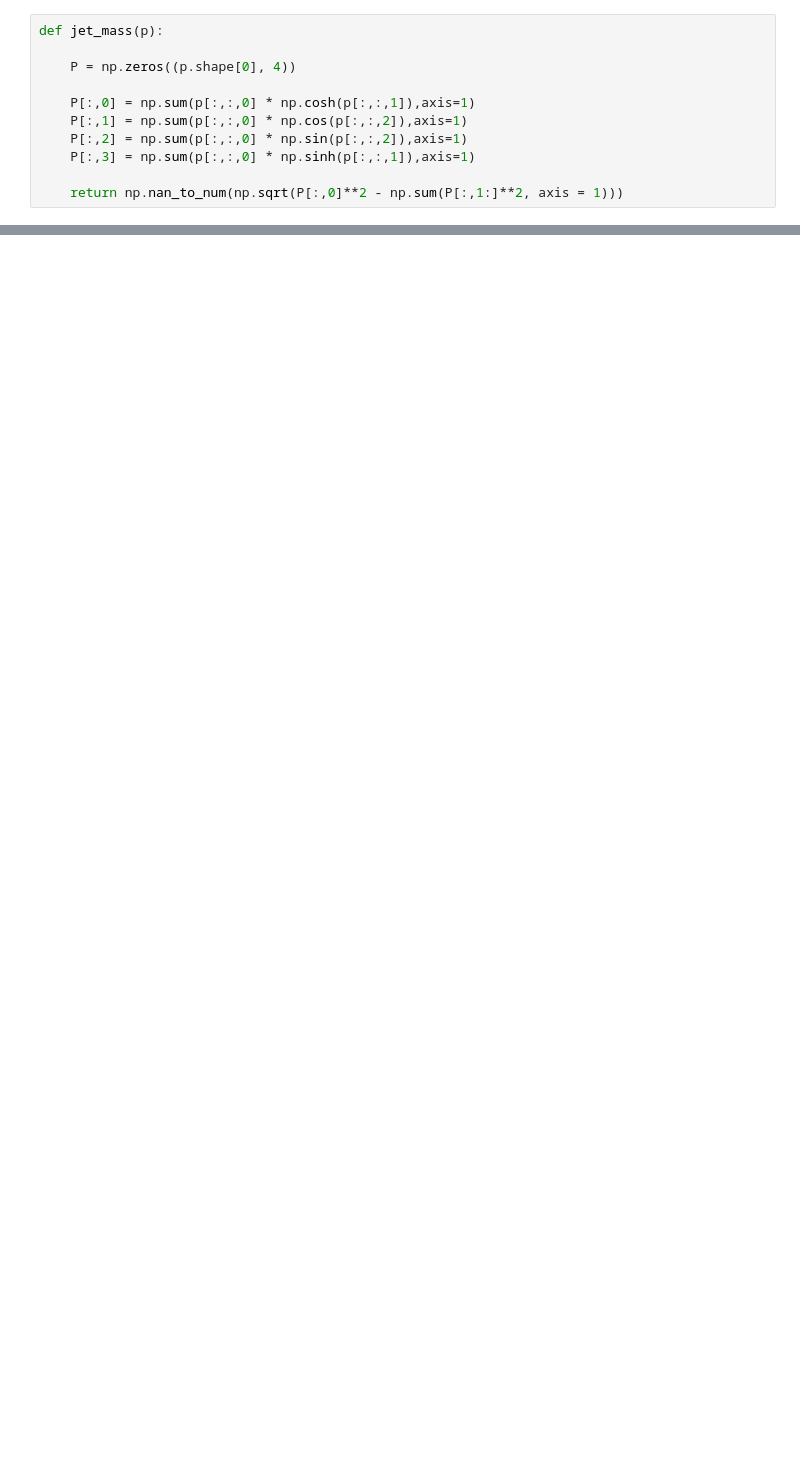
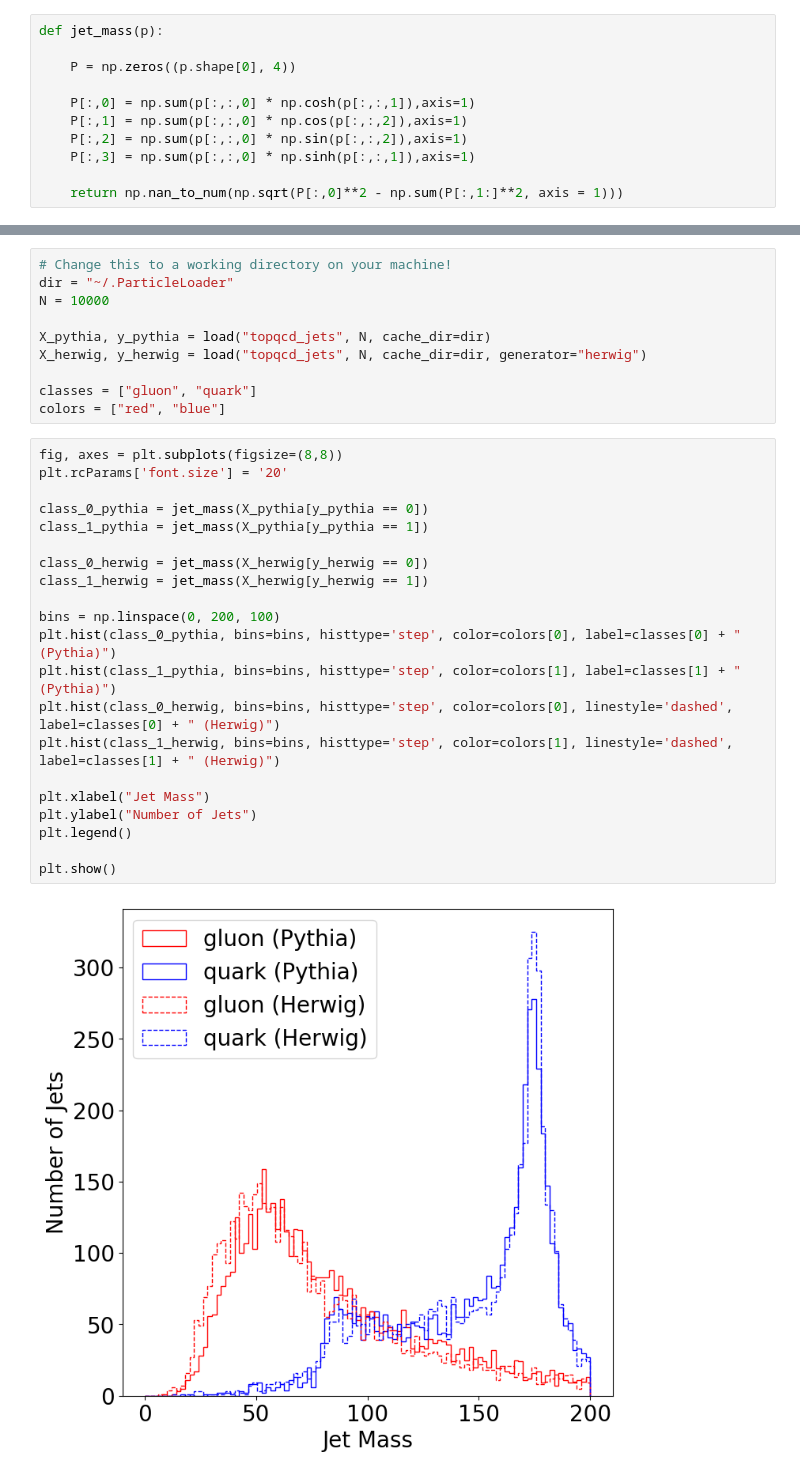
Before and after one commit to rikab/ParticleLoader, a Jupyter notebook: example.ipynb, the cells around one changed output, grey strips where cells are left out. Saved outputs shown, nothing was run; the diff lists cells and outputs as text; blank space fills up the shorter version.

```diff
--- a/example.ipynb
+++ b/example.ipynb
@@ -70,0 +55,33 @@ Text(0, 0.5, 'Density [GeV$^{-1}$]')
+# %%
+# Change this to a working directory on your machine!
+dir = "~/.ParticleLoader"
+N = 10000
+
+X_pythia, y_pythia = load("topqcd_jets", N, cache_dir=dir)
+X_herwig, y_herwig = load("topqcd_jets", N, cache_dir=dir, generator="herwig")
+
+classes = ["gluon", "quark"]
+colors = ["red", "blue"]
+# %%
+fig, axes = plt.subplots(figsize=(8,8))
+plt.rcParams['font.size'] = '20'
+
+class_0_pythia = jet_mass(X_pythia[y_pythia == 0])
+class_1_pythia = jet_mass(X_pythia[y_pythia == 1])
+
+class_0_herwig = jet_mass(X_herwig[y_herwig == 0])
+class_1_herwig = jet_mass(X_herwig[y_herwig == 1])
+
+bins = np.linspace(0, 200, 100)
+plt.hist(class_0_pythia, bins=bins, histtype='step', color=colors[0], label=classes[0] + " (Pythia)")
+plt.hist(class_1_pythia, bins=bins, histtype='step', color=colors[1], label=classes[1] + " (Pythia)")
+plt.hist(class_0_herwig, bins=bins, histtype='step', color=colors[0], linestyle='dashed', label=classes[0] + " (Herwig)")
+plt.hist(class_1_herwig, bins=bins, histtype='step', color=colors[1], linestyle='dashed', label=classes[1] + " (Herwig)")
+
+plt.xlabel("Jet Mass")
+plt.ylabel("Number of Jets")
+plt.legend()
+
+plt.show()
+# %% [output]
+[figure, added]
```
Also changed, not shown: parts of 8 cells of this notebook, 12 other files.
